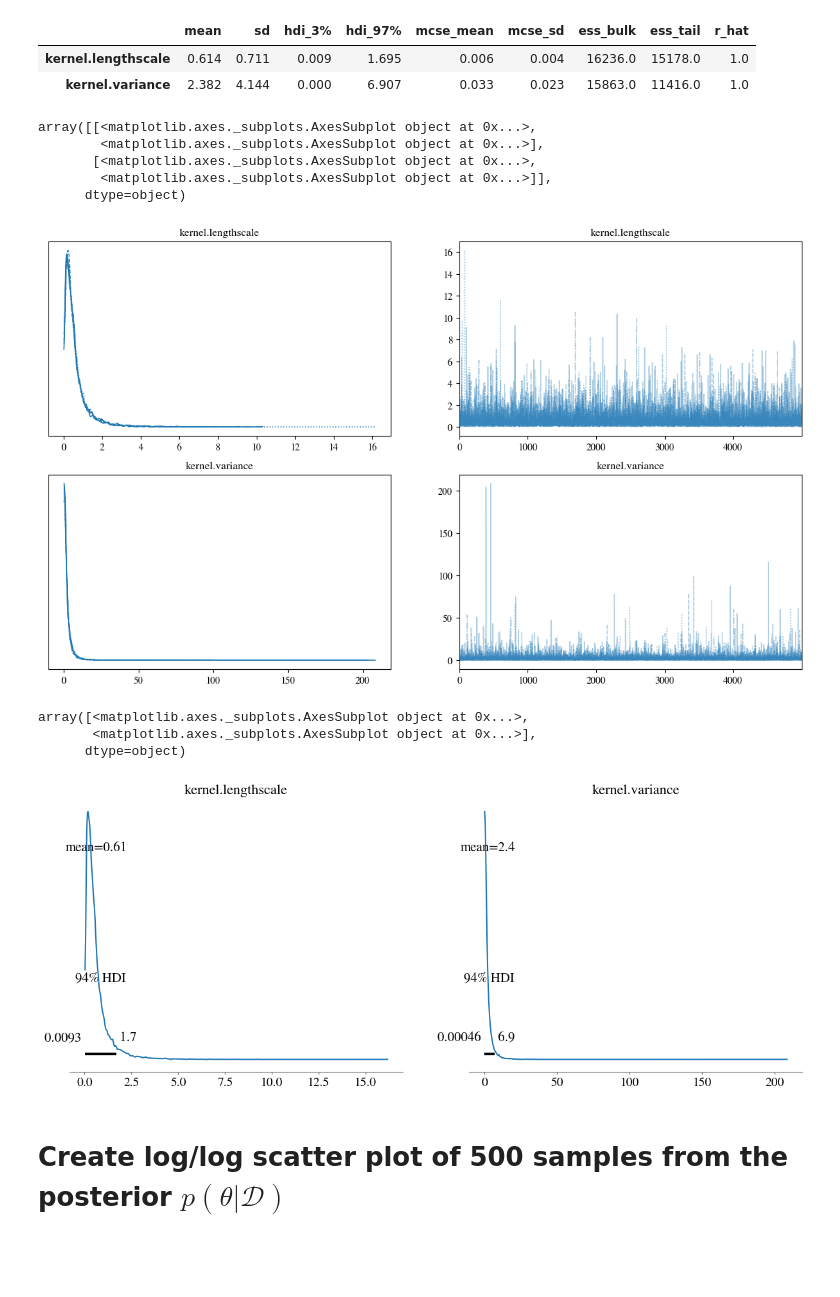
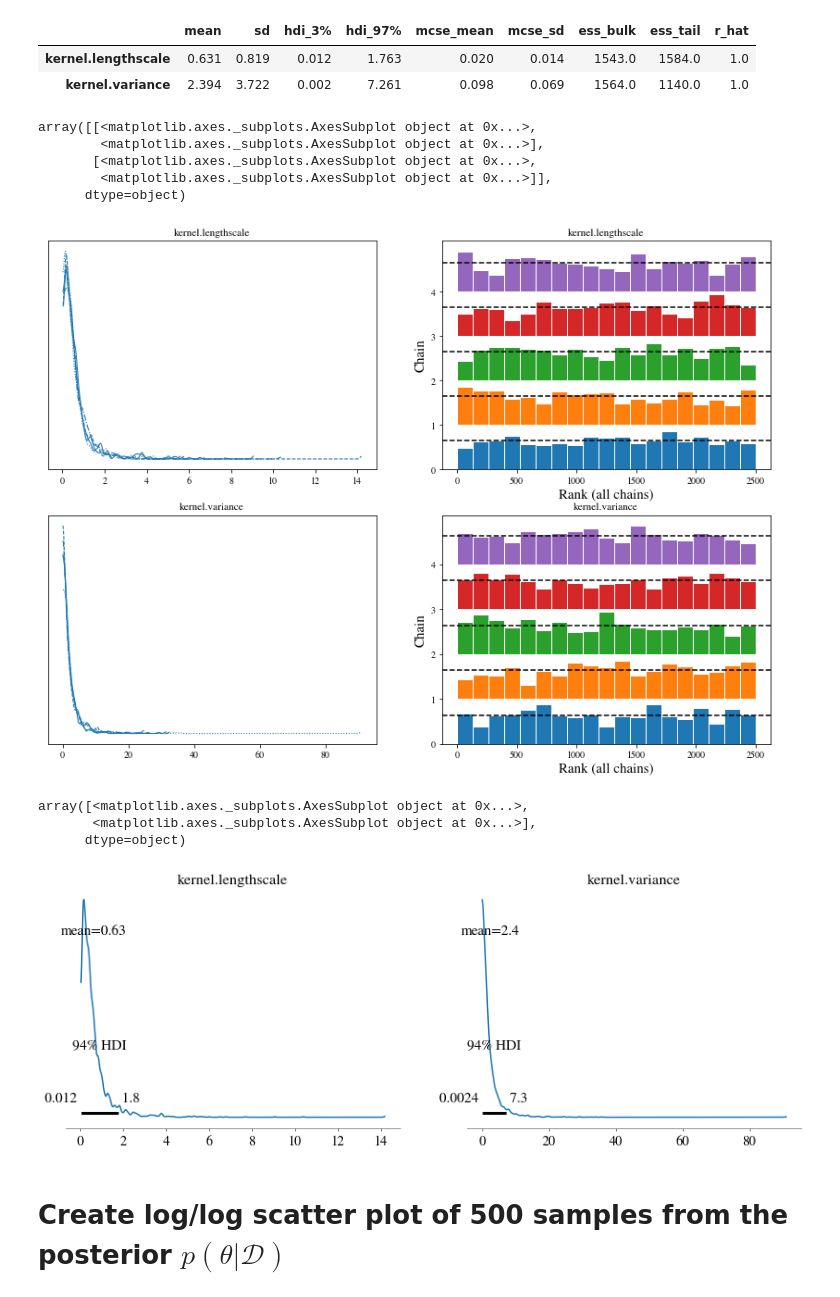
Before and after one commit to Clarkdrengen/PML_2023, a Jupyter notebook: PML_Part_b_Team_Master.ipynb, the cells around one changed output. Saved outputs shown, nothing was run; the diff lists cells and outputs as text; code cells hidden in the pictures; blank space fills up the shorter version.

```diff
--- a/PML_Part_b_Team_Master.ipynb
+++ b/PML_Part_b_Team_Master.ipynb
@@ -60,7 +59,7 @@ kernel.variance = pyro.nn.PyroSample(dist.LogNormal(0.0, 2.0))
 gpr = gp.models.GPRegression(x, y, kernel)
 # %%
 hmc_kernel=pyro.infer.NUTS(gpr.model, jit_compile=True)
-mcmc = pyro.infer.MCMC(hmc_kernel, num_samples=5000, num_chains=5, warmup_steps=5000)
+mcmc = pyro.infer.MCMC(hmc_kernel, num_samples=500, num_chains=5, warmup_steps=500)
 mcmc.run()
 posterior_ls = mcmc.get_samples()["kernel.lengthscale"]
 posterior_vs = mcmc.get_samples()["kernel.variance"]
@@ -72,25 +71,25 @@ summary = arviz.summary(az_data)
 summary
 # %% [output]
 |  | mean | sd | hdi_3% | hdi_97% | mcse_mean | mcse_sd | ess_bulk | ess_tail | r_hat |
-| kernel.lengthscale | 0.614 | 0.711 | 0.009 | 1.695 | 0.006 | 0.004 | 16236.0 | 15178.0 | 1.0 |
-| kernel.variance | 2.382 | 4.144 | 0.000 | 6.907 | 0.033 | 0.023 | 15863.0 | 11416.0 | 1.0 |
+| kernel.lengthscale | 0.631 | 0.819 | 0.012 | 1.763 | 0.020 | 0.014 | 1543.0 | 1584.0 | 1.0 |
+| kernel.variance | 2.394 | 3.722 | 0.002 | 7.261 | 0.098 | 0.069 | 1564.0 | 1140.0 | 1.0 |
 # %%
 from numpy.core.fromnumeric import size
-arviz.plot_trace(az_data, figsize=(14, 8))
+arviz.plot_trace(az_data, figsize=(14, 10), kind="rank_bars")
 # %% [output]
 array([[<matplotlib.axes._subplots.AxesSubplot object at 0x...>,
         <matplotlib.axes._subplots.AxesSubplot object at 0x...>],
        [<matplotlib.axes._subplots.AxesSubplot object at 0x...>,
         <matplotlib.axes._subplots.AxesSubplot object at 0x...>]],
       dtype=object)
-[figure, old version]
+[figure, new version]
 # %%
 arviz.plot_posterior(az_data)
 # %% [output]
 array([<matplotlib.axes._subplots.AxesSubplot object at 0x...>,
        <matplotlib.axes._subplots.AxesSubplot object at 0x...>],
       dtype=object)
-[figure, old version]
+[figure, new version]
 # %% [markdown]
 # Create log/log scatter plot of 500 samples from the posterior $p(θ|\mathcal{D})$
 # %%
```
Also changed, not shown: parts of 11 cells of this notebook.
